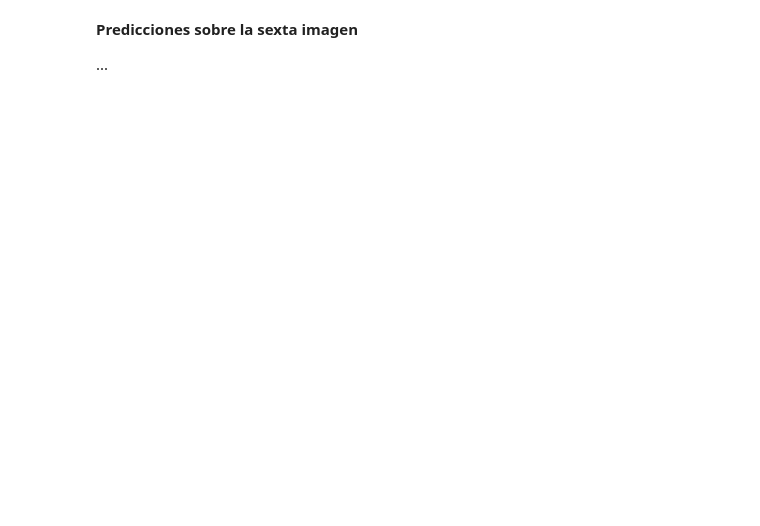
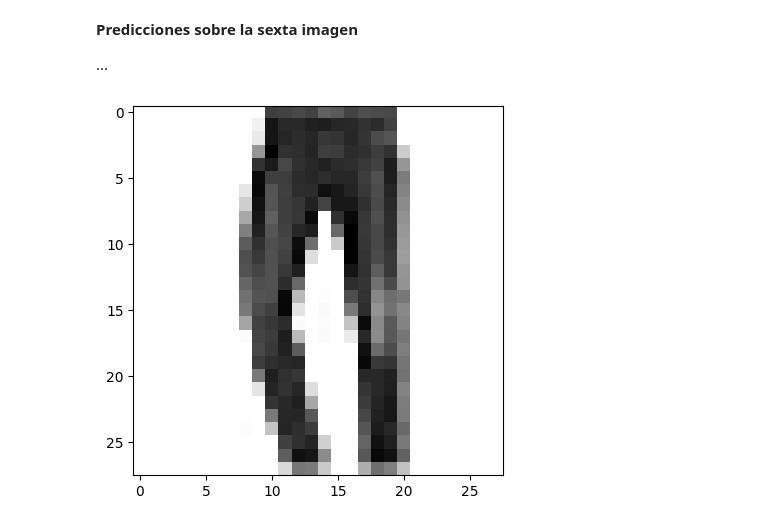
Before and after one commit to luciacasass/APRENDIZAJE_AUTOMATICO_23_24, a Jupyter notebook: Practica1.ipynb, the cells around one changed output. Drawn from its saved outputs; the diff is of its cells as text; code cells hidden in the pictures; blank space fills up the shorter version.

```diff
--- a/Practica1.ipynb
+++ b/Practica1.ipynb
@@ -104,3 +210,11 @@ _________________________________________________________________
 **Predicciones sobre la sexta imagen**
 
 ...
+# %%
+(train_images, train_labels), (test_images, test_labels) = tf.keras.datasets.fashion_mnist.load_data()
+import matplotlib.pyplot as plt
+digit = test_images[5]
+plt.imshow(digit, cmap=plt.cm.binary)
+plt.show()
+# %% [output]
+[figure, added]
```
Also changed, not shown: parts of 10 cells of this notebook.
